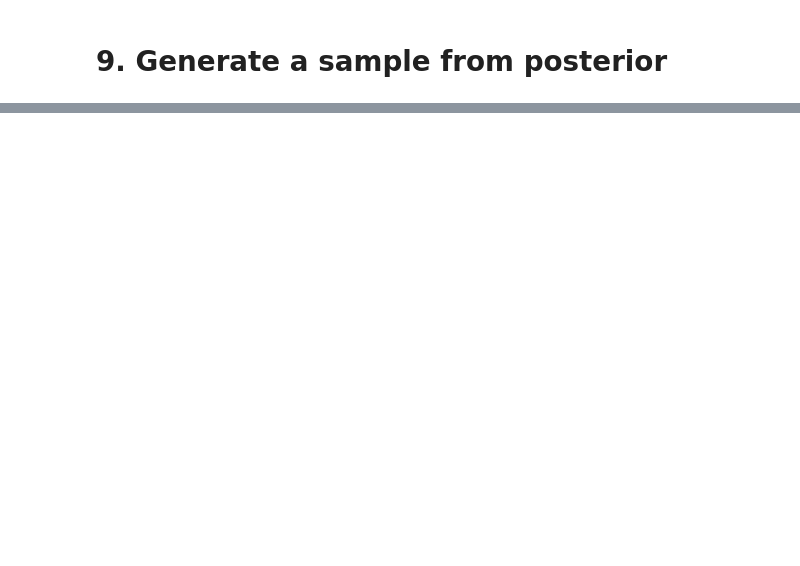
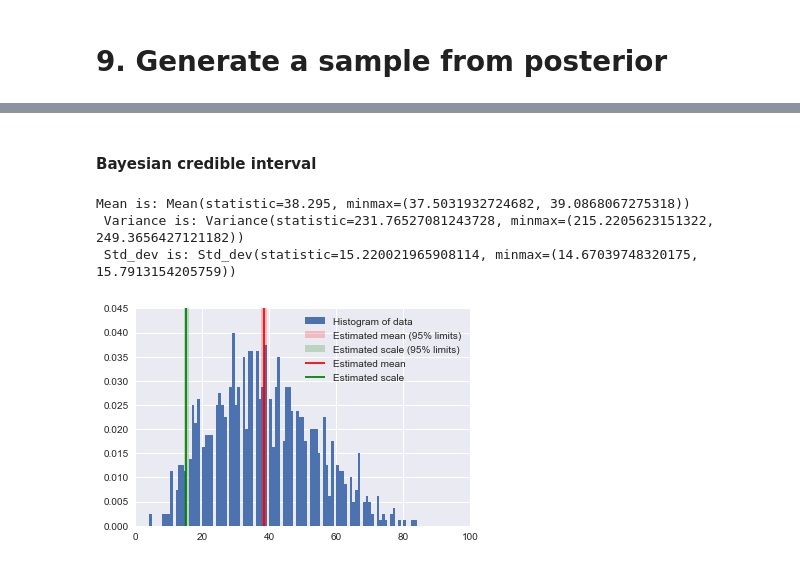
Before and after one commit to Beatrice-Rim/share_git, a Jupyter notebook: Biostatistics_Homework_1_2_3.ipynb, the cells around one changed output, grey strips where cells are left out. Drawn from its saved outputs; the diff is of its cells as text; code cells hidden in the pictures; blank space fills up the shorter version.

```diff
--- a/Biostatistics_Homework_1_2_3.ipynb
+++ b/Biostatistics_Homework_1_2_3.ipynb
@@ -273,0 +432,34 @@ array([ 97,   3,   0,   9,  92,  80,   0,   0,  82,   0,  41,  84,   0,
+# %% [markdown]
+#### Вayesian credible interval
+# %%
+
+from scipy import stats
+data = aposteri_samples
+mean, var, std = stats.bayes_mvs(data)
+print('Mean is:', mean, '\n', 'Variance is:', var, '\n', 'Std_dev is:', std)
+# %% [output]
+Mean is: Mean(statistic=38.295, minmax=(37.5031932724682, 39.0868067275318))
+ Variance is: Variance(statistic=231.76527081243728, minmax=(215.2205623151322, 249.3656427121182))
+ Std_dev is: Std_dev(statistic=15.220021965908114, minmax=(14.67039748320175, 15.7913154205759))
+# %%
+n_samples = 100000
+data = aposteri_samples
+res_mean, res_var, res_std = stats.bayes_mvs(data, alpha=0.95)
+
+import matplotlib.pyplot as plt
+fig = plt.figure()
+ax = fig.add_subplot(111)
+ax.hist(data, bins=100, density=True, label='Histogram of data')
+ax.vlines(res_mean.statistic, 0, 0.5, colors='r', label='Estimated mean')
+ax.axvspan(res_mean.minmax[0],res_mean.minmax[1], facecolor='r',
+           alpha=0.2, label=r'Estimated mean (95% limits)')
+ax.vlines(res_std.statistic, 0, 0.5, colors='g', label='Estimated scale')
+ax.axvspan(res_std.minmax[0],res_std.minmax[1], facecolor='g', alpha=0.2,
+           label=r'Estimated scale (95% limits)')
+
+ax.legend(fontsize=10)
+ax.set_xlim([0, 100])
+ax.set_ylim([0, 0.045])
+plt.show()
+# %% [output]
+[figure, added]
```
Also changed, not shown: parts of 36 cells of this notebook.
